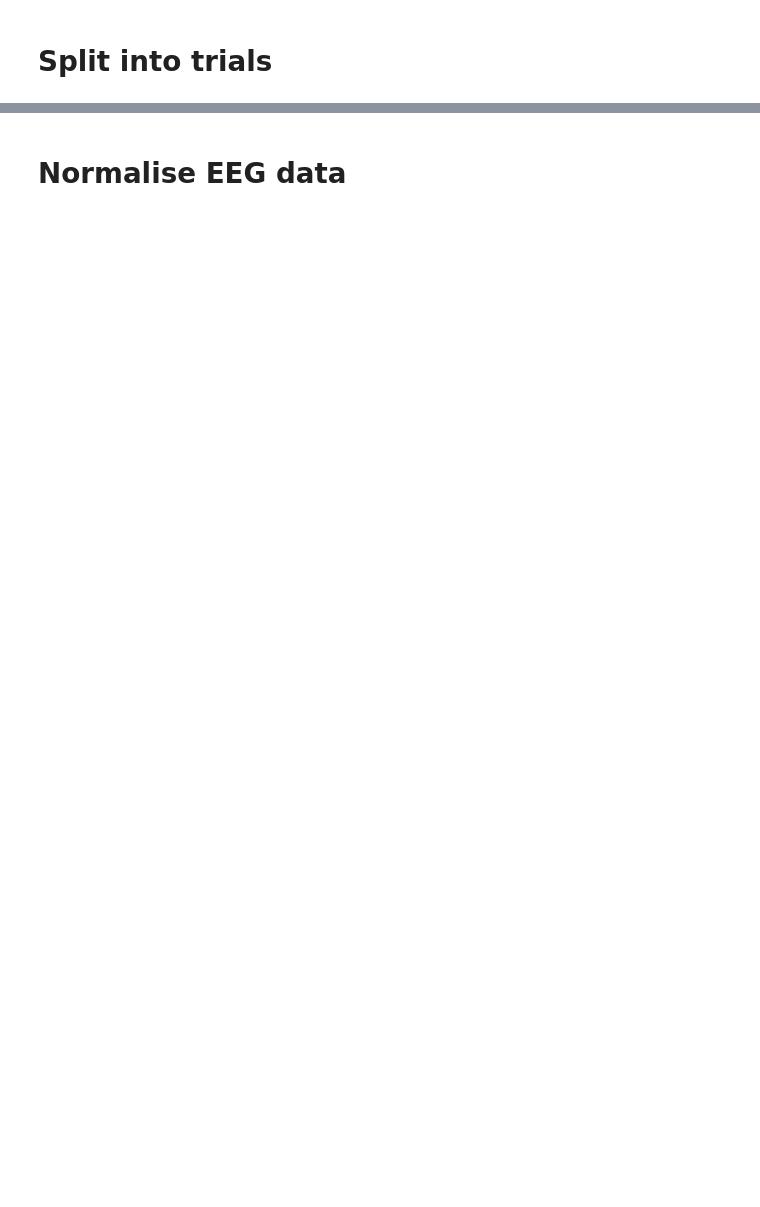
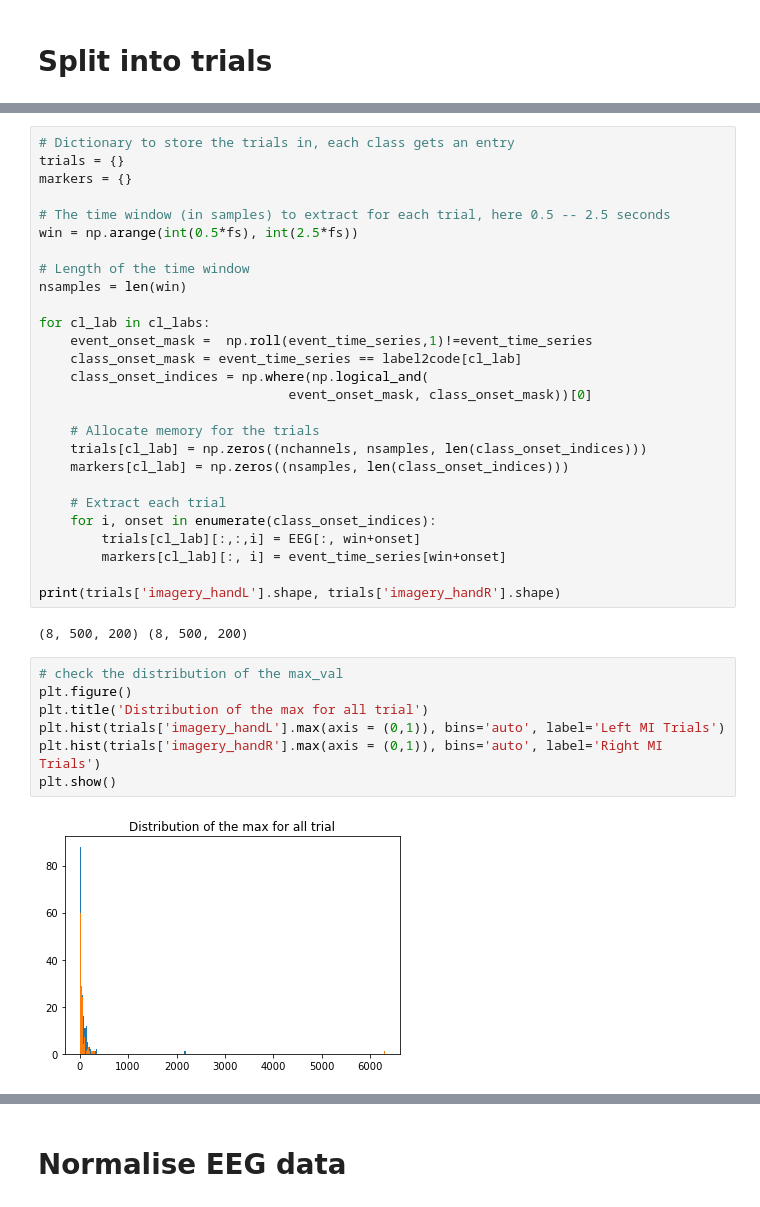
Before and after one commit to Jake-Jay/motor-imagery, a Jupyter notebook: PreprocessingFromXDF.ipynb, the cells around one changed output, grey strips where cells are left out. Saved outputs shown, nothing was run; the diff lists cells and outputs as text; blank space fills up the shorter version.

Commit message:
Explore the distributions

```diff
--- a/PreprocessingFromXDF.ipynb
+++ b/PreprocessingFromXDF.ipynb
@@ -338,0 +402,38 @@ np.save(DATA_DIR / f'{data_file_name}_marker_stream', eeg_notched_bp, allow_pick
+# %%
+# Dictionary to store the trials in, each class gets an entry
+trials = {}
+markers = {}
+
+# The time window (in samples) to extract for each trial, here 0.5 -- 2.5 seconds
+win = np.arange(int(0.5*fs), int(2.5*fs))
+
+# Length of the time window
+nsamples = len(win)
+
+for cl_lab in cl_labs:
+    event_onset_mask =  np.roll(event_time_series,1)!=event_time_series
+    class_onset_mask = event_time_series == label2code[cl_lab]
+    class_onset_indices = np.where(np.logical_and(
+                                event_onset_mask, class_onset_mask))[0]
+
+    # Allocate memory for the trials
+    trials[cl_lab] = np.zeros((nchannels, nsamples, len(class_onset_indices)))
+    markers[cl_lab] = np.zeros((nsamples, len(class_onset_indices)))
+
+    # Extract each trial
+    for i, onset in enumerate(class_onset_indices):
+        trials[cl_lab][:,:,i] = EEG[:, win+onset]
+        markers[cl_lab][:, i] = event_time_series[win+onset]
+
+print(trials['imagery_handL'].shape, trials['imagery_handR'].shape)
+# %% [output]
+(8, 500, 200) (8, 500, 200)
+# %%
+# check the distribution of the max_val
+plt.figure()
+plt.title('Distribution of the max for all trial')
+plt.hist(trials['imagery_handL'].max(axis = (0,1)), bins='auto', label='Left MI Trials')
+plt.hist(trials['imagery_handR'].max(axis = (0,1)), bins='auto', label='Right MI Trials')
+plt.show()
+# %% [output]
+[figure, added]
```
Also changed, not shown: parts of 22 cells of this notebook, 3 other files.
